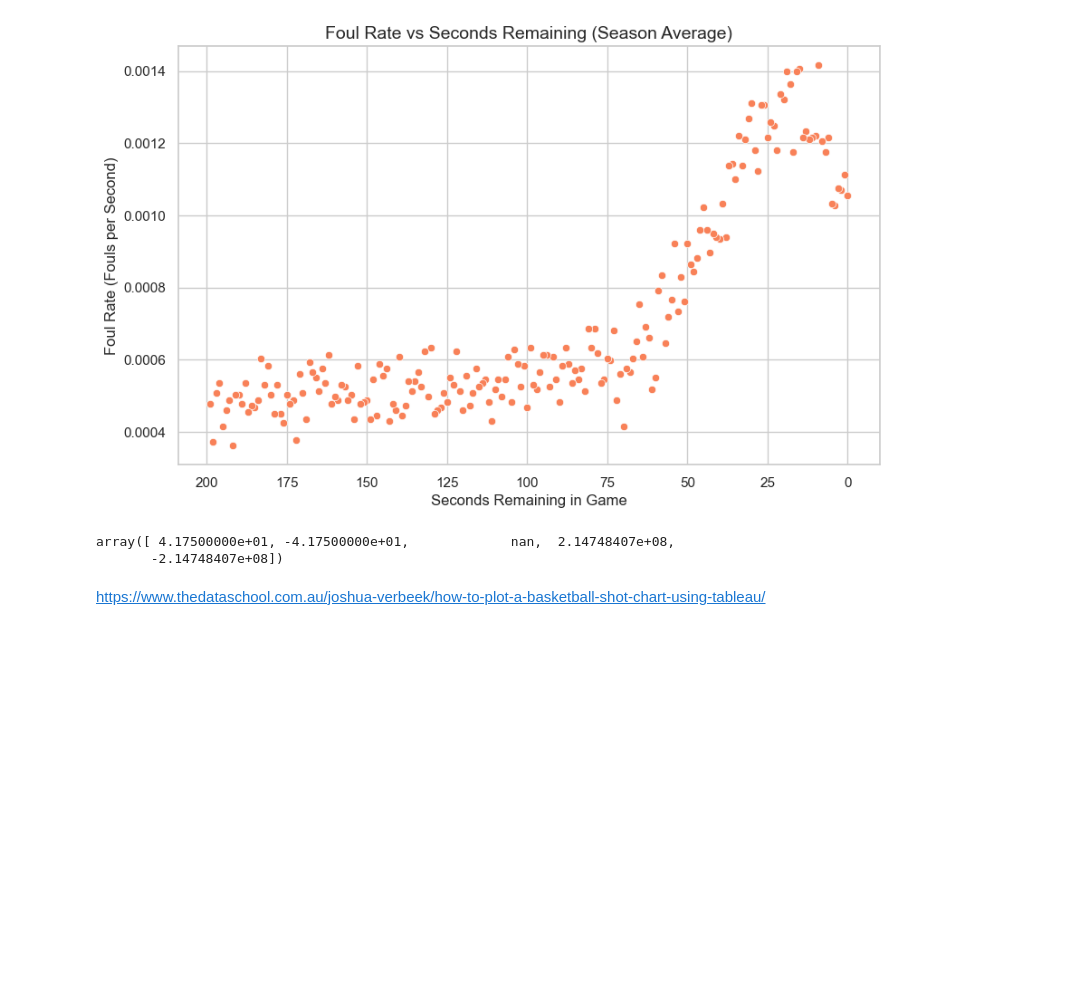
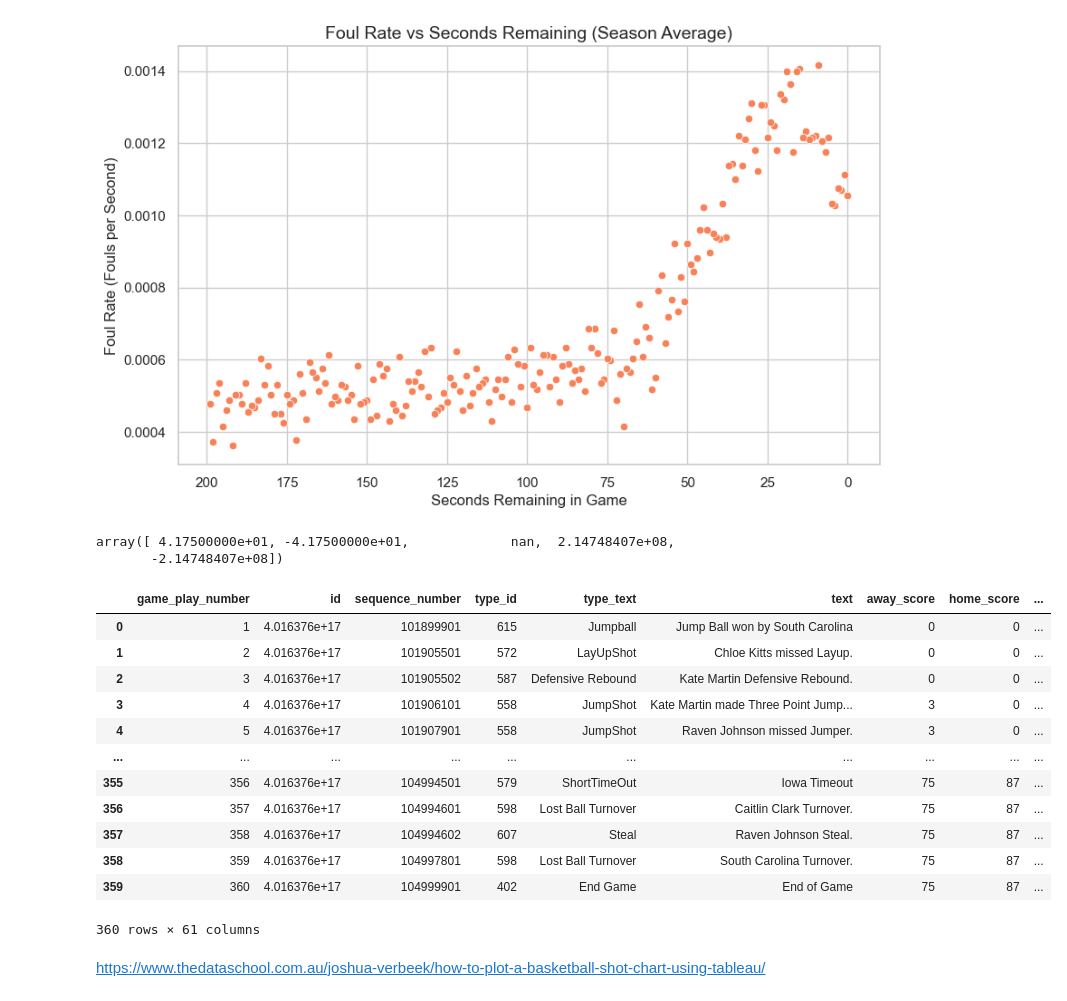
Before and after one commit to aimeejohnson/ncaa-basketball-capstone, a Jupyter notebook: notebooks/foul_analysis.ipynb, the cells around one changed output. Saved outputs shown, nothing was run; the diff lists cells and outputs as text; code cells hidden in the pictures; blank space fills up the shorter version.

```diff
--- a/notebooks/foul_analysis.ipynb
+++ b/notebooks/foul_analysis.ipynb
@@ -459,4 +486,21 @@ ncaa_fouls['coordinate_x'].unique()
 # %% [output]
 array([ 4.17500000e+01, -4.17500000e+01,             nan,  2.14748407e+08,
        -2.14748407e+08])
+# %%
+last_game = ncaa[ncaa['game_date_time'] == '2024-04-07 15:00:00']
+last_game
+# %% [output]
+|  | game_play_number | id | sequence_number | type_id | type_text | text | away_score | home_score | ... |
+| 0 | 1 | 4.016376e+17 | 101899901 | 615 | Jumpball | Jump Ball won by South Carolina | 0 | 0 | ... |
+| 1 | 2 | 4.016376e+17 | 101905501 | 572 | LayUpShot | Chloe Kitts missed Layup. | 0 | 0 | ... |
+| 2 | 3 | 4.016376e+17 | 101905502 | 587 | Defensive Rebound | Kate Martin Defensive Rebound. | 0 | 0 | ... |
+| 3 | 4 | 4.016376e+17 | 101906101 | 558 | JumpShot | Kate Martin made Three Point Jump... | 3 | 0 | ... |
+| 4 | 5 | 4.016376e+17 | 101907901 | 558 | JumpShot | Raven Johnson missed Jumper. | 3 | 0 | ... |
+| ... | ... | ... | ... | ... | ... | ... | ... | ... | ... |
+| 355 | 356 | 4.016376e+17 | 104994501 | 579 | ShortTimeOut | Iowa Timeout | 75 | 87 | ... |
+| 356 | 357 | 4.016376e+17 | 104994601 | 598 | Lost Ball Turnover | Caitlin Clark Turnover. | 75 | 87 | ... |
+| 357 | 358 | 4.016376e+17 | 104994602 | 607 | Steal | Raven Johnson Steal. | 75 | 87 | ... |
+| 358 | 359 | 4.016376e+17 | 104997801 | 598 | Lost Ball Turnover | South Carolina Turnover. | 75 | 87 | ... |
+| 359 | 360 | 4.016376e+17 | 104999901 | 402 | End Game | End of Game | 75 | 87 | ... |
+360 rows × 61 columns
 # %%
```
Also changed, not shown: parts of 17 cells of this notebook.
